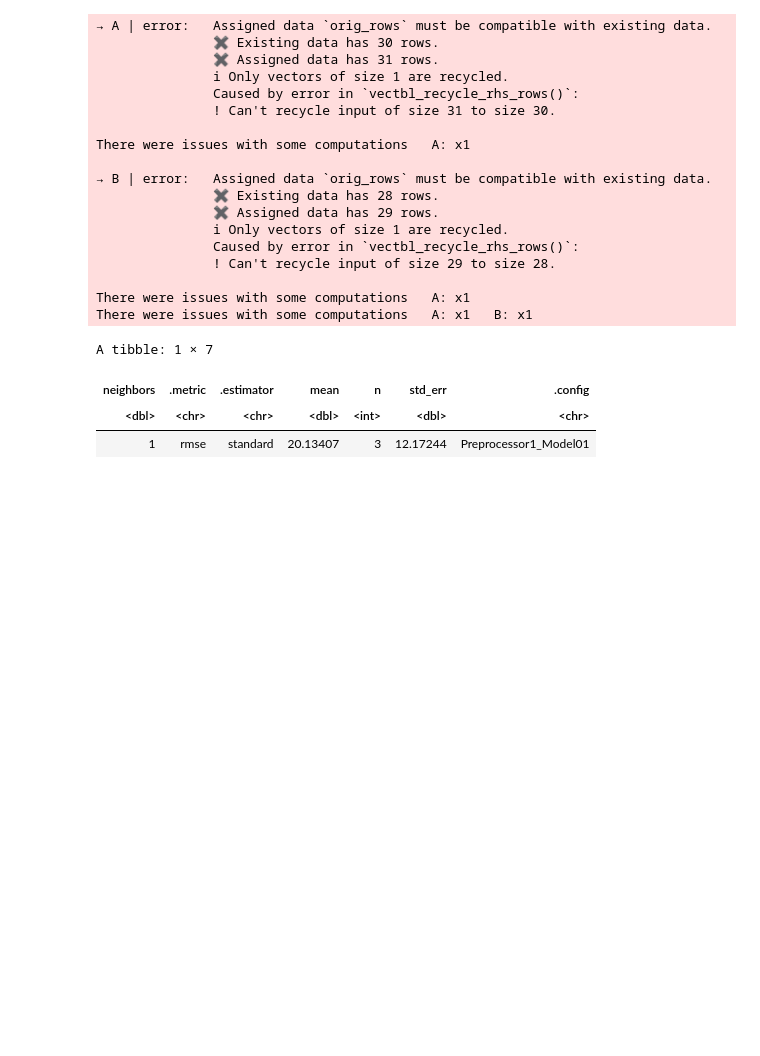
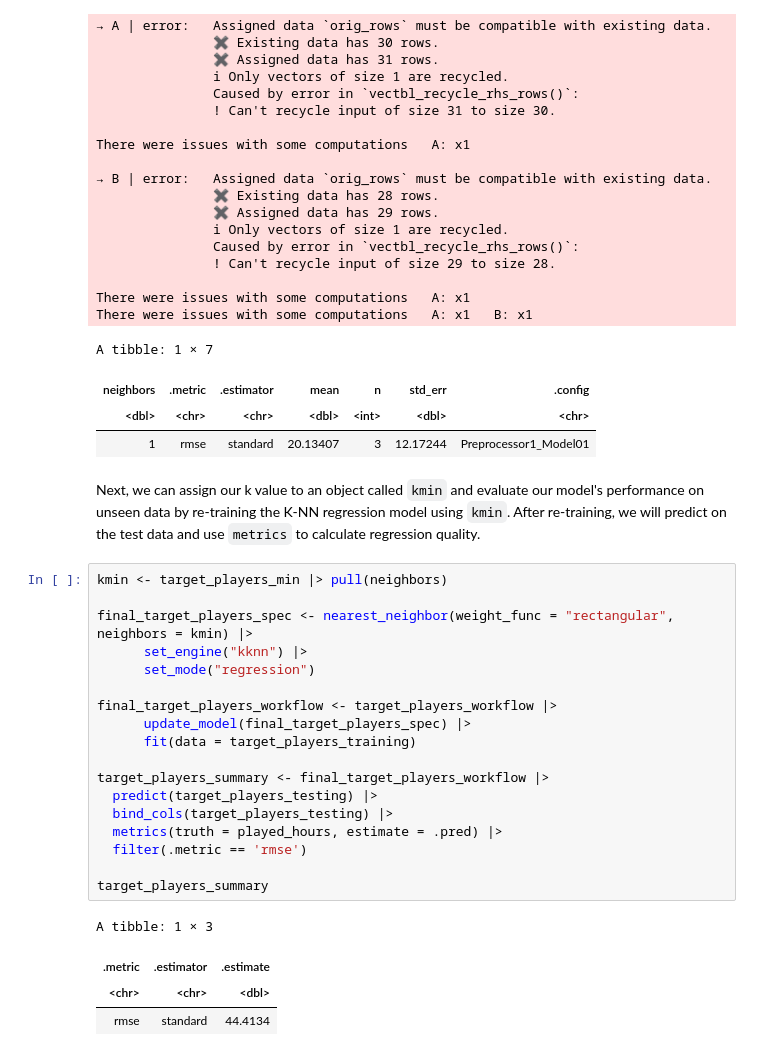
Before and after one commit to jamiekyh/dsci100_project, a Jupyter notebook: dsci100_group_project.ipynb, the cells around one changed output. Cells and saved outputs as stored; diff of their text form; blank space fills up the shorter version.

Commit message:
retrained data and made predictions

```diff
--- a/dsci100_group_project.ipynb
+++ b/dsci100_group_project.ipynb
@@ -440,3 +435,28 @@ A tibble: 1 × 7
 | neighbors | .metric | .estimator | mean | n | std_err | .config |
 | <dbl> | <chr> | <chr> | <dbl> | <int> | <dbl> | <chr> |
 | 1 | rmse | standard | 20.13407 | 3 | 12.17244 | Preprocessor1_Model01 |
+# %% [markdown]
+Next, we can assign our k value to an object called `kmin` and  evaluate our model's performance on unseen data by re-training the K-NN regression model using `kmin`. After re-training, we will predict on the test data and use `metrics` to calculate regression quality.
+# %%
+kmin <- target_players_min |> pull(neighbors)
+
+final_target_players_spec <- nearest_neighbor(weight_func = "rectangular", neighbors = kmin) |>
+      set_engine("kknn") |>
+      set_mode("regression")
+
+final_target_players_workflow <- target_players_workflow |>
+      update_model(final_target_players_spec) |>
+      fit(data = target_players_training)
+
+target_players_summary <- final_target_players_workflow |>
+  predict(target_players_testing) |>
+  bind_cols(target_players_testing) |>
+  metrics(truth = played_hours, estimate = .pred) |>
+  filter(.metric == 'rmse')
+
+target_players_summary
+# %% [output]
+A tibble: 1 × 3
+| .metric | .estimator | .estimate |
+| <chr> | <chr> | <dbl> |
+| rmse | standard | 44.4134 |
```
Also changed, not shown: parts of 2 cells of this notebook.
